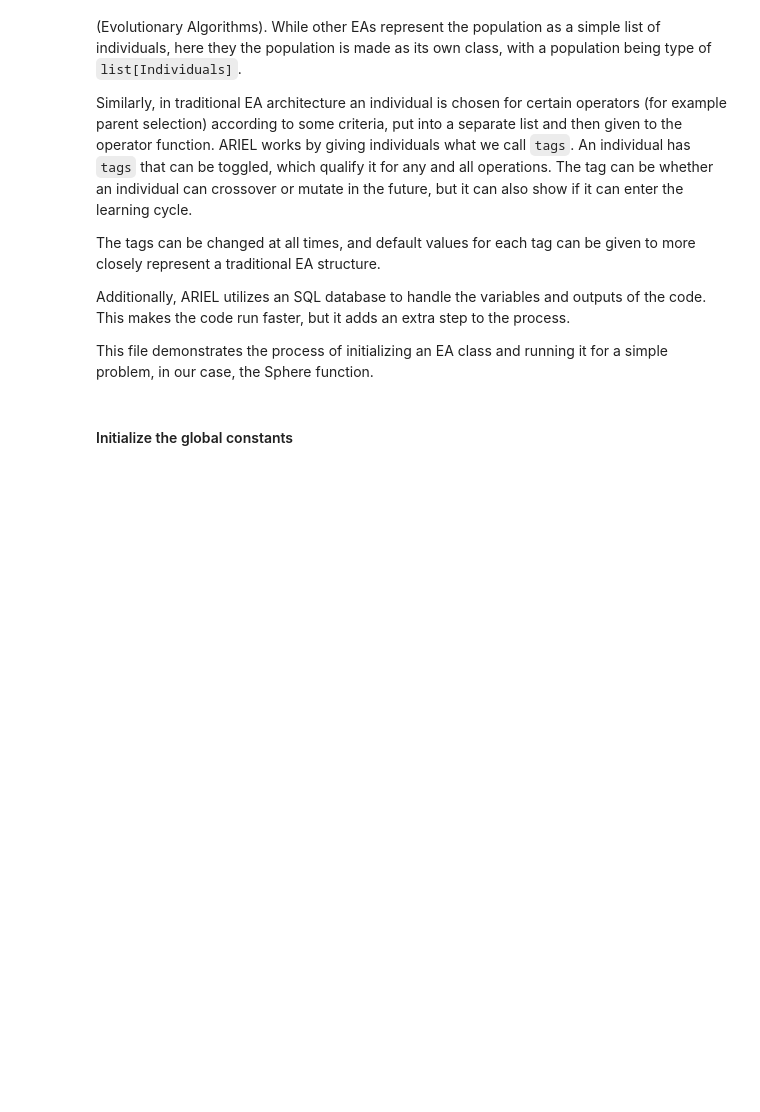
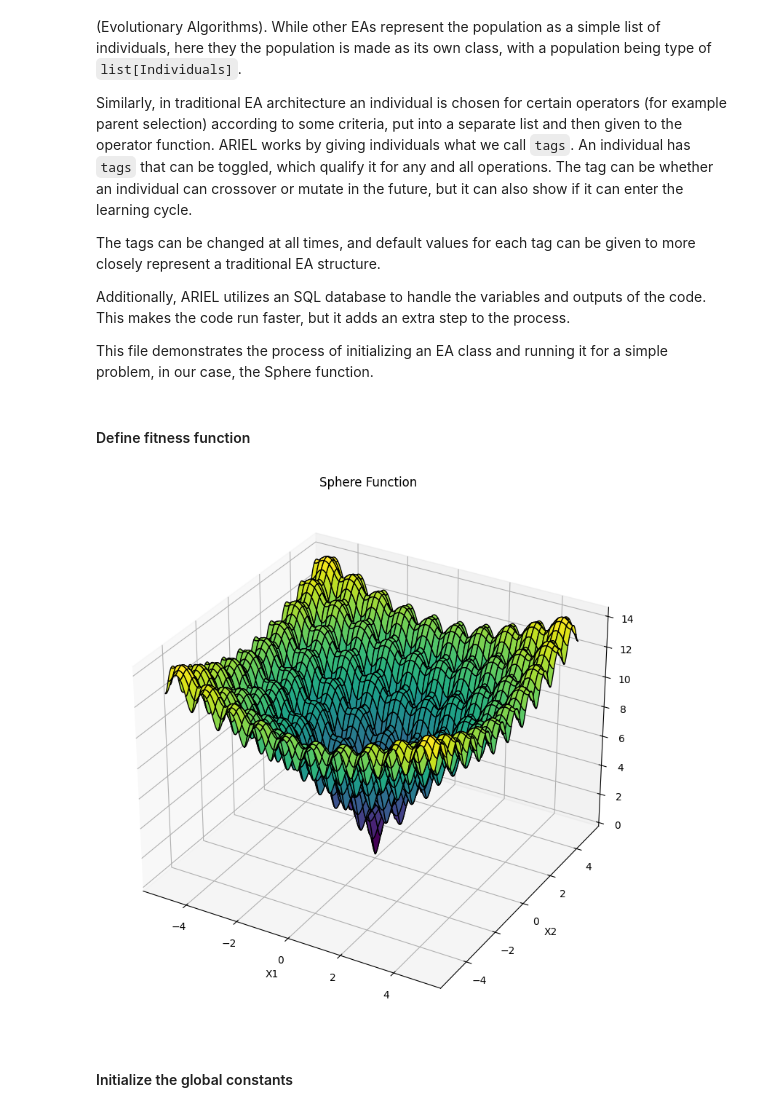
Before and after one commit to thoschuller/ec-ariel, a Jupyter notebook: docs/source/EA_intro/EA_example.ipynb, the cells around one changed output. Cells and saved outputs as stored; diff of their text form; code cells hidden in the pictures; blank space fills up the shorter version.

```diff
--- a/docs/source/EA_intro/EA_example.ipynb
+++ b/docs/source/EA_intro/EA_example.ipynb
@@ -38,3 +42,24 @@ from ariel.ec.a005 import Crossover
+# %% [markdown]
+#### Define fitness function
+# %%
+#### Define the fitness function
+def Ackley(x):
+    """source: https://www.sfu.ca/~ssurjano/ackley.html"""
+
+    # Ackley function parameters
+    a = 20
+    b = 0.2
+    c = 2 * np.pi
+    dimension = len(x)
+
+    # Individual terms
+    term1 = -a * np.exp(-b * np.sqrt(sum(x**2) / dimension))
+    term2 = -np.exp(sum(np.cos(c * xi) for xi in x) / dimension)
+    return term1 + term2 + a + np.exp(1)
+
+fitness_landscape_plot()
+# %% [output]
+[figure, added]
 # %% [markdown]
 #### Initialize the global constants
 # %%
```
Also changed, not shown: parts of 3 cells of this notebook, 1 other file.
